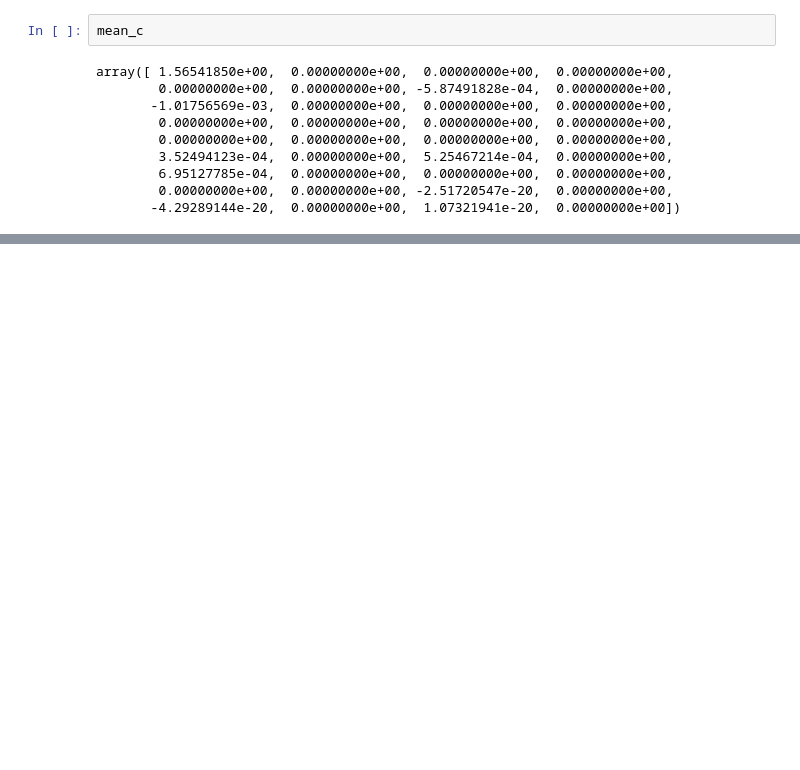
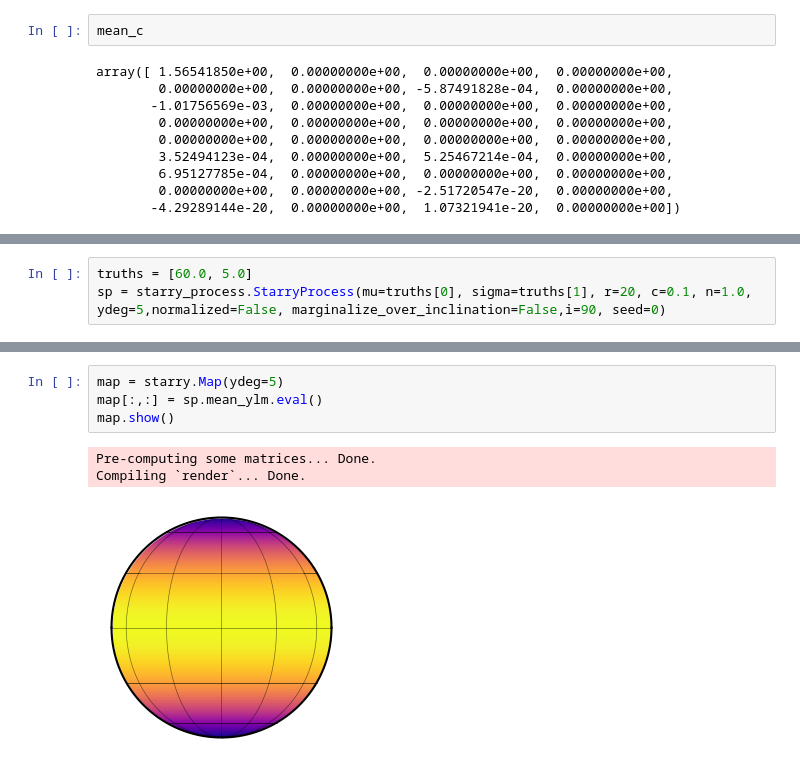
Before and after one commit to farr/StarryStarryProcessJaxoplanet, a Jupyter notebook: StarryProcessIntegrals.ipynb, the cells around one changed output, grey strips where cells are left out. Cells and saved outputs as stored; diff of their text form; blank space fills up the shorter version.

```diff
--- a/StarryProcessIntegrals.ipynb
+++ b/StarryProcessIntegrals.ipynb
@@ -548,0 +631,3 @@ array([ 1.56541850e+00,  0.00000000e+00,  0.00000000e+00,  0.00000000e+00,
+# %%
+truths = [60.0, 5.0]
+sp = starry_process.StarryProcess(mu=truths[0], sigma=truths[1], r=20, c=0.1, n=1.0, ydeg=5,normalized=False, marginalize_over_inclination=False,i=90, seed=0)
@@ -548,0 +672,8 @@ array([ 1.56541850e+00,  0.00000000e+00,  0.00000000e+00,  0.00000000e+00,
+# %%
+map = starry.Map(ydeg=5)
+map[:,:] = sp.mean_ylm.eval()
+map.show()
+# %% [output]
+Pre-computing some matrices... Done.
+Compiling `render`... Done.
+[figure, added]
```
Also changed, not shown: parts of 42 cells of this notebook, 2 other files.
